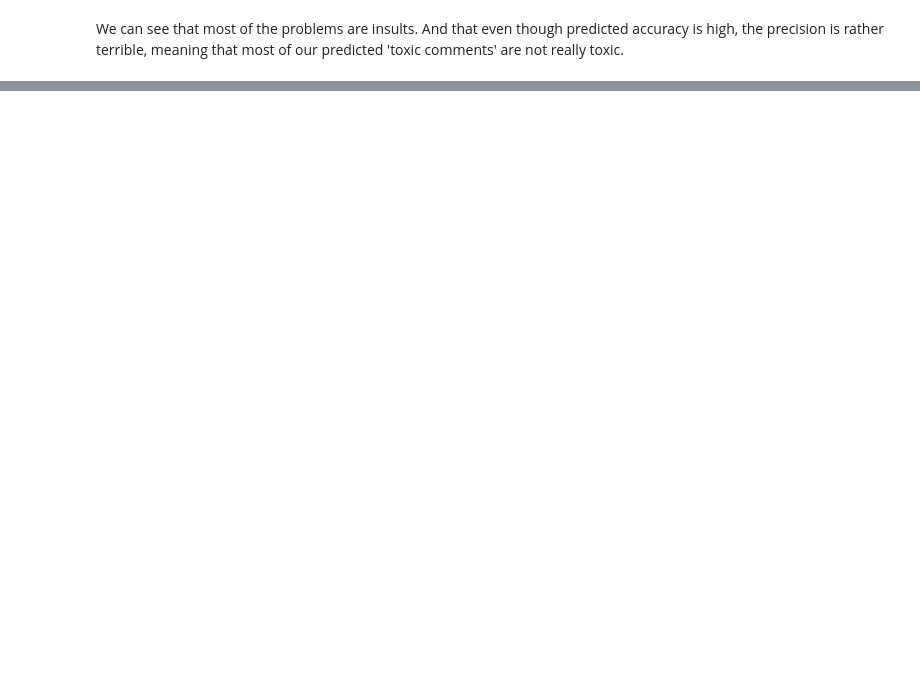
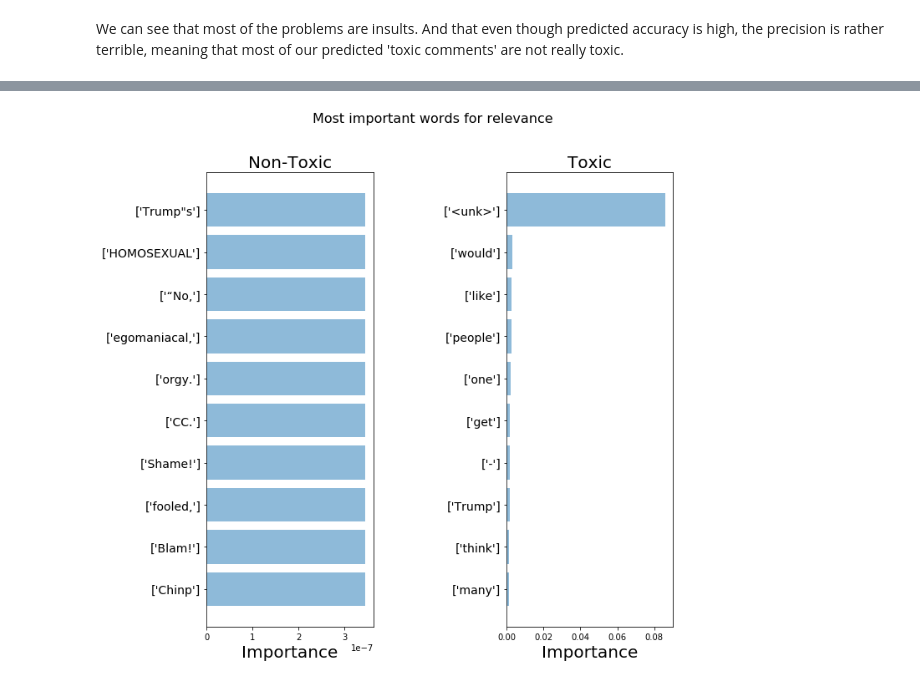
Before and after one commit to KathleenYWang/Language_Models_For_Toxicity_Classification, a Jupyter notebook: NaiveBayesSubCatNewVoc.ipynb, the cells around one changed output, grey strips where cells are left out. Drawn from its saved outputs; the diff is of its cells as text; code cells hidden in the pictures; blank space fills up the shorter version.

```diff
--- a/NaiveBayesSubCatNewVoc.ipynb
+++ b/NaiveBayesSubCatNewVoc.ipynb
@@ -519,0 +551,4 @@ plot_important_words(top_scores, top_words, bottom_scores, bottom_words, "Most i
+# %%
+plot_given_model(nb_ins)
+# %% [output]
+[figure, added]
```
Also changed, not shown: parts of 20 cells of this notebook.
